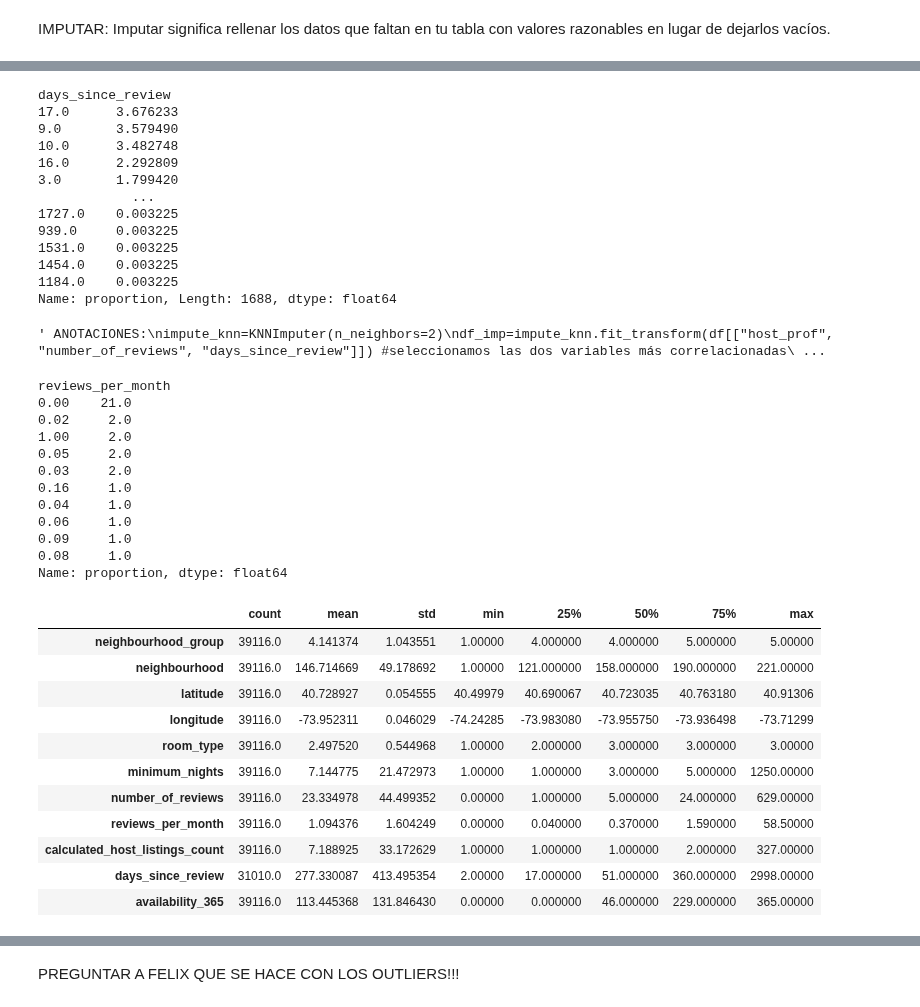
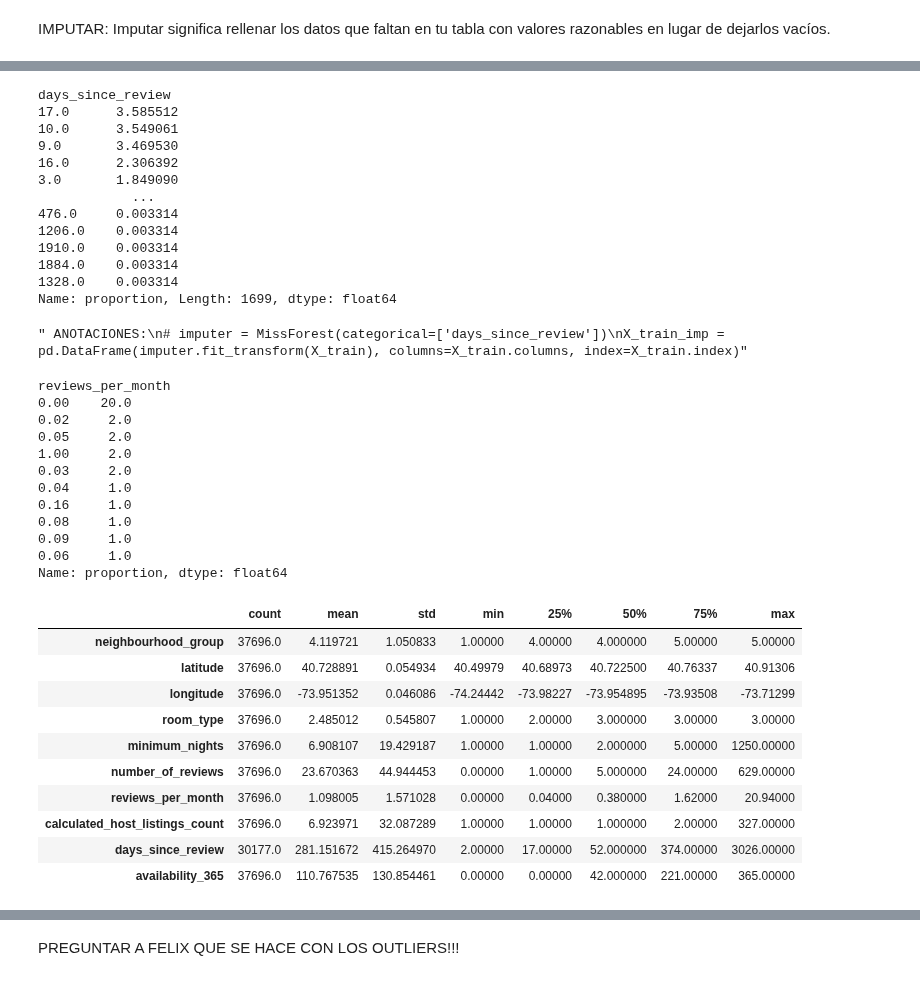
Before and after one commit to 4GeeksAcademy/cathycaz-intro-ml, a Jupyter notebook: src/00-eda.ipynb, the cells around one changed output, grey strips where cells are left out. Cells and saved outputs as stored; diff of their text form; code cells hidden in the pictures.

```diff
--- a/src/00-eda.ipynb
+++ b/src/00-eda.ipynb
@@ -48,7 +52,7 @@ from sklearn.model_selection import train_test_split
 from missforest import MissForest
 # %%
 # CREAR EL DATAFRAME CON PANDAS
-df = pd.read_csv("/workspaces/cathycaz-intro-ml/data/raw/internal-link.csv")
+df = pd.read_csv("../data/raw/internal-link.csv")
 # CON ESTE CÓDIGO SE IMPORTA EL DOCUMENTO CON FORMATO CSV
 df.head()
 # %% [output]
@@ -543,0 +647,4 @@ df.head(10)
+# %%
+# AHORA PODEMOS ELIMINAR HOST NAME Y DEJAMOS HOTS ID
+df.drop(['neighbourhood'], axis=1, inplace=True)
+df.head()
@@ -650,3 +772,6 @@ df.head()
+# %%
+# Eliminar precios menores a $10 y mayores a $500
+df= df[(df['price'] >= 10) & (df['price'] <= 400)]
 # %%
 # SEPARAMOS LA VARIABLE QUE QUEREMOS ANALIZAR DEL DATAFRAME
 X = df.drop('price',axis=1)
@@ -680,66 +805,57 @@ X_train[['days_since_review']]
 X_train['days_since_review'].value_counts(normalize=True)*100
 # %% [output]
 days_since_review
-17.0      3.676233
-9.0       3.579490
-10.0      3.482748
-16.0      2.292809
-3.0       1.799420
+17.0      3.585512
+10.0      3.549061
+9.0       3.469530
+16.0      2.306392
+3.0       1.849090
             ...
-1727.0    0.003225
-939.0     0.003225
-1531.0    0.003225
-1454.0    0.003225
-1184.0    0.003225
-Name: proportion, Length: 1688, dtype: float64
+476.0     0.003314
+1206.0    0.003314
+1910.0    0.003314
+1884.0    0.003314
+1328.0    0.003314
+Name: proportion, Length: 1699, dtype: float64
 # %%
 ''' ANOTACIONES:
-impute_knn=KNNImputer(n_neighbors=2)
-df_imp=impute_knn.fit_transform(df[["host_prof", "number_of_reviews", "days_since_review"]]) #seleccionamos las dos variables más correlacionadas
-#print("Valores nulos eliminados correctamente." if total_data["Age"].isnull().sum()==0 else "Error en la imputación.")
-#
-# df_imp=pd.DataFrame(df_imp, columns=["host_prof", "number_of_reviews", "days_since_review"])
-# df_imp["days_since_review"].isnull().sum()
-
 # imputer = MissForest(categorical=['days_since_review'])
 X_train_imp = pd.DataFrame(imputer.fit_transform(X_train), columns=X_train.columns, index=X_train.index)'''
-
 # LIBRERIA A INSTALAR from sklearn.impute import KNNImputer
 # %% [output]
-' ANOTACIONES:\nimpute_knn=KNNImputer(n_neighbors=2)\ndf_imp=impute_knn.fit_transform(df[["host_prof", "number_of_reviews", "days_since_review"]]) #seleccionamos las dos variables más correlacionadas\ ...
+" ANOTACIONES:\n# imputer = MissForest(categorical=['days_since_review'])\nX_train_imp = pd.DataFrame(imputer.fit_transform(X_train), columns=X_train.columns, index=X_train.index)"
 # %%
 # VER EL TOP 10 VALORES MÁS FRECUENTES REDONDEADOS
 X_train['reviews_per_month'].value_counts(dropna=False, normalize=True).head(10).round(2)*100
 # %% [output]
 reviews_per_month
-0.00    21.0
+0.00    20.0
 0.02     2.0
+0.05     2.0
 1.00     2.0
-0.05     2.0
 0.03     2.0
+0.04     1.0
 0.16     1.0
-0.04     1.0
+0.08     1.0
+0.09     1.0
 0.06     1.0
-0.09     1.0
-0.08     1.0
 Name: proportion, dtype: float64
 # %%
 # OUTLIERS
-columns=["neighbourhood_group", "neighbourhood", "latitude", "longitude", "room_type", "minimum_nights", "number_of_reviews", "reviews_per_month", "calculated_host_listings_count", "days_since_review", "availability_365"]
+columns=["neighbourhood_group", "latitude", "longitude", "room_type", "minimum_nights", "number_of_reviews", "reviews_per_month", "calculated_host_listings_count", "days_since_review", "availability_365"]
 X_train[columns].describe().T
 # %% [output]
 |  | count | mean | std | min | 25% | 50% | 75% | max |
-| neighbourhood_group | 39116.0 | 4.141374 | 1.043551 | 1.00000 | 4.000000 | 4.000000 | 5.000000 | 5.00000 |
-| neighbourhood | 39116.0 | 146.714669 | 49.178692 | 1.00000 | 121.000000 | 158.000000 | 190.000000 | 221.00000 |
-| latitude | 39116.0 | 40.728927 | 0.054555 | 40.49979 | 40.690067 | 40.723035 | 40.763180 | 40.91306 |
-| longitude | 39116.0 | -73.952311 | 0.046029 | -74.24285 | -73.983080 | -73.955750 | -73.936498 | -73.71299 |
-| room_type | 39116.0 | 2.497520 | 0.544968 | 1.00000 | 2.000000 | 3.000000 | 3.000000 | 3.00000 |
-| minimum_nights | 39116.0 | 7.144775 | 21.472973 | 1.00000 | 1.000000 | 3.000000 | 5.000000 | 1250.00000 |
-| number_of_reviews | 39116.0 | 23.334978 | 44.499352 | 0.00000 | 1.000000 | 5.000000 | 24.000000 | 629.00000 |
-| reviews_per_month | 39116.0 | 1.094376 | 1.604249 | 0.00000 | 0.040000 | 0.370000 | 1.590000 | 58.50000 |
-| calculated_host_listings_count | 39116.0 | 7.188925 | 33.172629 | 1.00000 | 1.000000 | 1.000000 | 2.000000 | 327.00000 |
-| days_since_review | 31010.0 | 277.330087 | 413.495354 | 2.00000 | 17.000000 | 51.000000 | 360.000000 | 2998.00000 |
-| availability_365 | 39116.0 | 113.445368 | 131.846430 | 0.00000 | 0.000000 | 46.000000 | 229.000000 | 365.00000 |
+| neighbourhood_group | 37696.0 | 4.119721 | 1.050833 | 1.00000 | 4.00000 | 4.000000 | 5.00000 | 5.00000 |
+| latitude | 37696.0 | 40.728891 | 0.054934 | 40.49979 | 40.68973 | 40.722500 | 40.76337 | 40.91306 |
+| longitude | 37696.0 | -73.951352 | 0.046086 | -74.24442 | -73.98227 | -73.954895 | -73.93508 | -73.71299 |
+| room_type | 37696.0 | 2.485012 | 0.545807 | 1.00000 | 2.00000 | 3.000000 | 3.00000 | 3.00000 |
+| minimum_nights | 37696.0 | 6.908107 | 19.429187 | 1.00000 | 1.00000 | 2.000000 | 5.00000 | 1250.00000 |
+| number_of_reviews | 37696.0 | 23.670363 | 44.944453 | 0.00000 | 1.00000 | 5.000000 | 24.00000 | 629.00000 |
+| reviews_per_month | 37696.0 | 1.098005 | 1.571028 | 0.00000 | 0.04000 | 0.380000 | 1.62000 | 20.94000 |
+| calculated_host_listings_count | 37696.0 | 6.923971 | 32.087289 | 1.00000 | 1.00000 | 1.000000 | 2.00000 | 327.00000 |
+| days_since_review | 30177.0 | 281.151672 | 415.264970 | 2.00000 | 17.00000 | 52.000000 | 374.00000 | 3026.00000 |
+| availability_365 | 37696.0 | 110.767535 | 130.854461 | 0.00000 | 0.00000 | 42.000000 | 221.00000 | 365.00000 |
 # %%
 # GRAFICA DE LOS DATOS CON OUTLIERS
 fig, axis = plt.subplots(3, 2, figsize = (10, 7))
```
Also changed, not shown: parts of 41 cells of this notebook.
